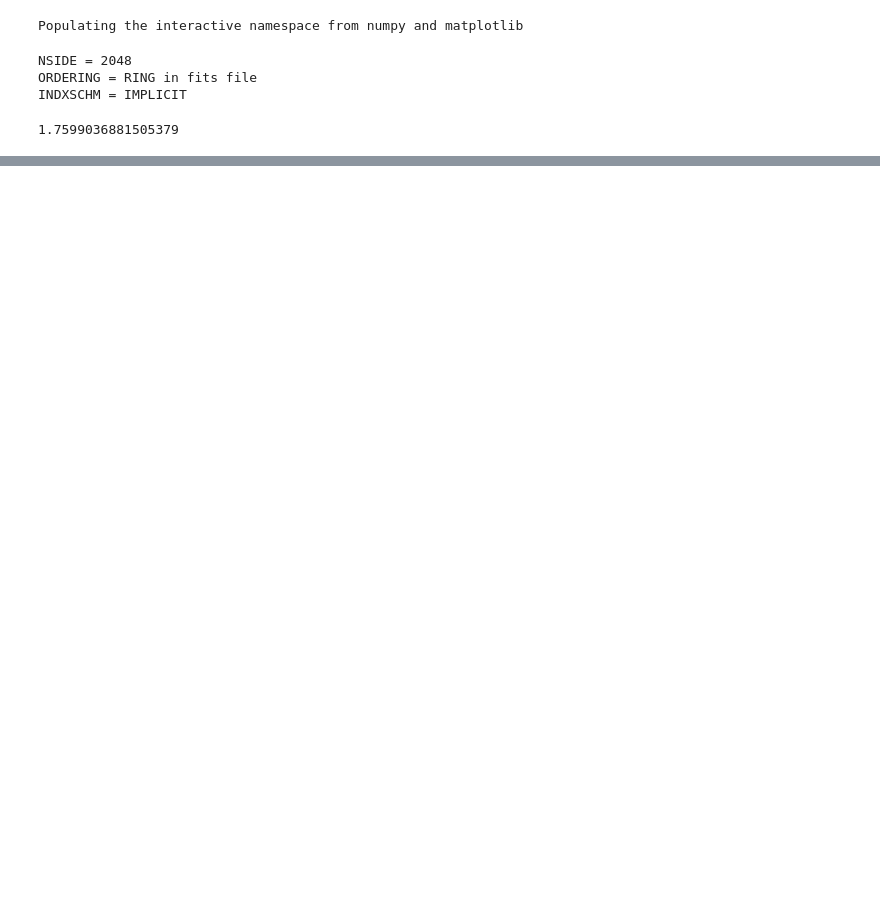
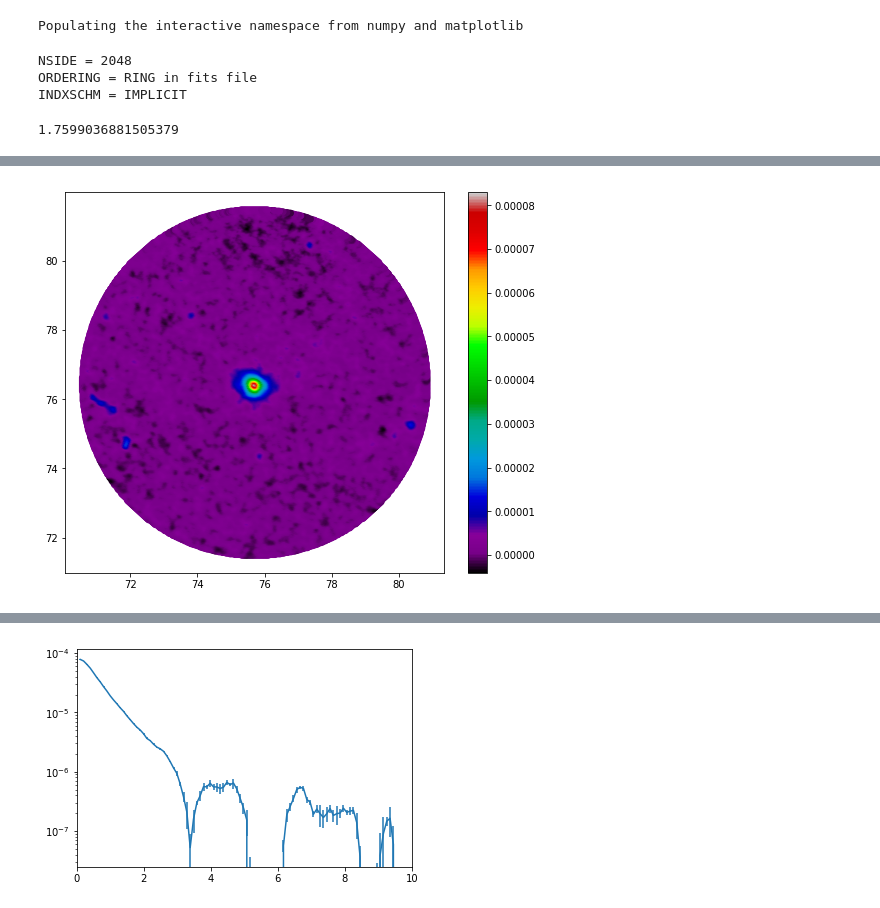
Before and after one commit to chihway/ClusterProfiles, a Jupyter notebook: planck/BootstrapMeasurement_scaled.ipynb, the cells around one changed output, grey strips where cells are left out. Cells and saved outputs as stored; diff of their text form; code cells hidden in the pictures; blank space fills up the shorter version.

```diff
--- a/planck/BootstrapMeasurement_scaled.ipynb
+++ b/planck/BootstrapMeasurement_scaled.ipynb
@@ -25,6 +23,8 @@ snr = planck_data['snr']
 mass = planck_data['MSZ']
 lon = planck_data['glon']
 lat = planck_data['glat']
+ra = planck_data['ra']
+dec = planck_data['dec']
 
 # find the 40 highest SNR clusters with 0<z<0.2
 N = 10
@@ -35,6 +35,7 @@ Z_sel = z[(z>0)*(z<0.2)][id_snr]
 SNR_sel = snr[(z>0)*(z<0.2)][id_snr]
 MASS_sel = mass[(z>0)*(z<0.2)][id_snr]
 LON_sel, LAT_sel = lon[(z>0)*(z<0.2)][id_snr], lat[(z>0)*(z<0.2)][id_snr]
+RA_sel, DEC_sel = ra[(z>0)*(z<0.2)][id_snr], dec[(z>0)*(z<0.2)][id_snr]
 # %%
 nside = 2048
 pix = np.arange(hp.nside2npix(nside))
@@ -65,70 +66,57 @@ for i in range(10):
     sep = c1.separation(c2)
     mask_cluster = (sep.degree<5)
 
-#     mplot.figure(figsize=(8.5,7))
-#     mplot.scatter(lon_y[mask_cluster], (90. - lat_y[mask_cluster]), c=sz_map[mask_cluster], cmap='nipy_spectral')
-#     mplot.colorbar()
-#     mplot.show()
+    mplot.figure(figsize=(8.5,7))
+    mplot.scatter(lon_y[mask_cluster], (90. - lat_y[mask_cluster]), c=sz_map[mask_cluster], cmap='nipy_spectral')
+    mplot.colorbar()
+    mplot.show()
 
 
     ids = np.arange(len(sz_map[mask_cluster]))
     Npix = len(sz_map[mask_cluster])
     bg_mask = (sep.value[mask_cluster]>3)
 
-    R_over_R500 = sep.value[mask_cluster]*60/R500
-
     bin_edge = np.linspace(0.05, 10.0, num=101)
     bin_min = bin_edge[:-1]
     bin_max = bin_edge[1:]
 
+    Y_boot = []
+    Y_boot_err = []
 
-#     Y_boot = []
-#     Y_boot_err = []
+    for i in range(100):
+        ids_new = np.random.choice(ids, size=Npix, replace=True)
 
-#     for i in range(100):
-#         ids_new = np.random.choice(ids, size=Npix, replace=True)
+        c2_new = SkyCoord(lon_y[mask_cluster][ids_new]*u.degree, lat_y[mask_cluster][ids_new]*u.degree, frame='icrs')
+        sep_new = c1.separation(c2_new)
 
-#         c2_new = SkyCoord(lon_y[mask_cluster][ids_new]*u.degree, lat_y[mask_cluster][ids_new]*u.degree, frame='icrs')
-#         sep_new = c1.separation(c2_new)
+        bg_mask_new = bg_mask[ids_new]
+        bg = np.median(sz_map[mask_cluster][bg_mask_new])
 
-#         bg_mask_new = bg_mask[ids_new]
-#         bg = np.median(sz_map[mask_cluster][bg_mask_new])
+        Y = []
+        for j in range(100):
+            R_over_R500 = np.array(sep_new.degree)/R500
+            mask = (R_over_R500 >= bin_min[j]/60)*(R_over_R500 < bin_max[j]/60)
+            Y.append(np.mean(sz_map[mask_cluster][ids_new][mask]))
 
-#         Y = []
-#     #     Yerr = []
-#         for j in range(200):
-#             mask = (np.array(sep_new.degree) >= bin_min[j]/60)*(np.array(sep_new.degree) < bin_max[j]/60)
-#             Y.append(np.mean(sz_map[mask_cluster][ids_new][mask]))
-#     #         Yerr.append(np.std(sz_map[mask_cluster][ids_new][mask])/np.sqrt(len(sz_map[mask_cluster][ids_new][mask])))
-#     #         Yerr.append(np.std(sz_map[mask_cluster][ids_new][mask]))
+        Y = np.array(Y)
+        Y_boot.append(Y)
 
-#         Y = np.array(Y)
-#         Y_boot.append(Y)
-#     #     Yerr = np.array(Yerr)
-#     #     Y_boot_err.append(Yerr)
+    Y_boot = np.array(Y_boot)
 
-#     #     mplot.plot(Y)
+    Y_err = np.std(Y_boot, axis=0)
+    Y_mean = np.mean(Y_boot, axis=0)
 
-#     Y_boot = np.array(Y_boot)
-#     # Y_boot_err = np.array(Y_boot_err)
+    DD = (bin_min+bin_max)/2
 
-#     Y_err = np.std(Y_boot, axis=0)
-#     Y_mean = np.mean(Y_boot, axis=0)
+    mplot.errorbar(DD, Y_mean-bg, yerr=Y_err)
+    mplot.yscale('log')
+    mplot.xlim(0,10)
+    mplot.show()
 
-#     DD = (bin_min+bin_max)/2/18
-#     # D = cosmo.comoving_distance(Z_sel).value/(1+Z_sel)
-#     # DD = D*(bin_min+bin_max)/2/60/180*np.pi
+    cov_boot = np.cov(Y_boot.T)
 
-#     mplot.errorbar(DD, Y_mean-bg, yerr=Y_err)
-#     #mplot.xscale('log')
-#     mplot.yscale('log')
-#     mplot.xlim(0,7)
-# #     mplot.ylim(1e-7,1e-4)
-
-#     cov_boot = np.cov(Y_boot.T)
-
-#     np.savez('Planck_cluster_bootstrap_'+str(k)+'.npz', ra=RA_sel[k], dec=DEC_sel[k], lon=LON_sel[k],
-#              lat=LAT_sel[k], z=Z_sel[k], mass=MASS_sel[k], snr=SNR_sel[k], theta=(bin_min+bin_max)/2,
-#              R_over_R500=DD, mean_y=Y_mean, bg=bg, cov=cov_boot)
+    np.savez('Planck_cluster_bootstrap_'+str(i)+'.npz', ra=RA_sel[i], dec=DEC_sel[i], lon=LON_sel[i],
+             lat=LAT_sel[i], z=Z_sel[i], mass=MASS_sel[i], snr=SNR_sel[i], R_over_R500=(bin_min+bin_max)/2,
+             mean_y=Y_mean, bg=bg, cov=cov_boot)
 # %% [output]
 R500 in arcmin 17.999999999999996
@@ -151,0 +123 @@ R500 in arcmin 11.31958075308116
+[figure, added]
@@ -152,0 +141 @@ KeyboardInterrupt:
+[figure, added]
```
Also changed, not shown: parts of 3 cells of this notebook.
